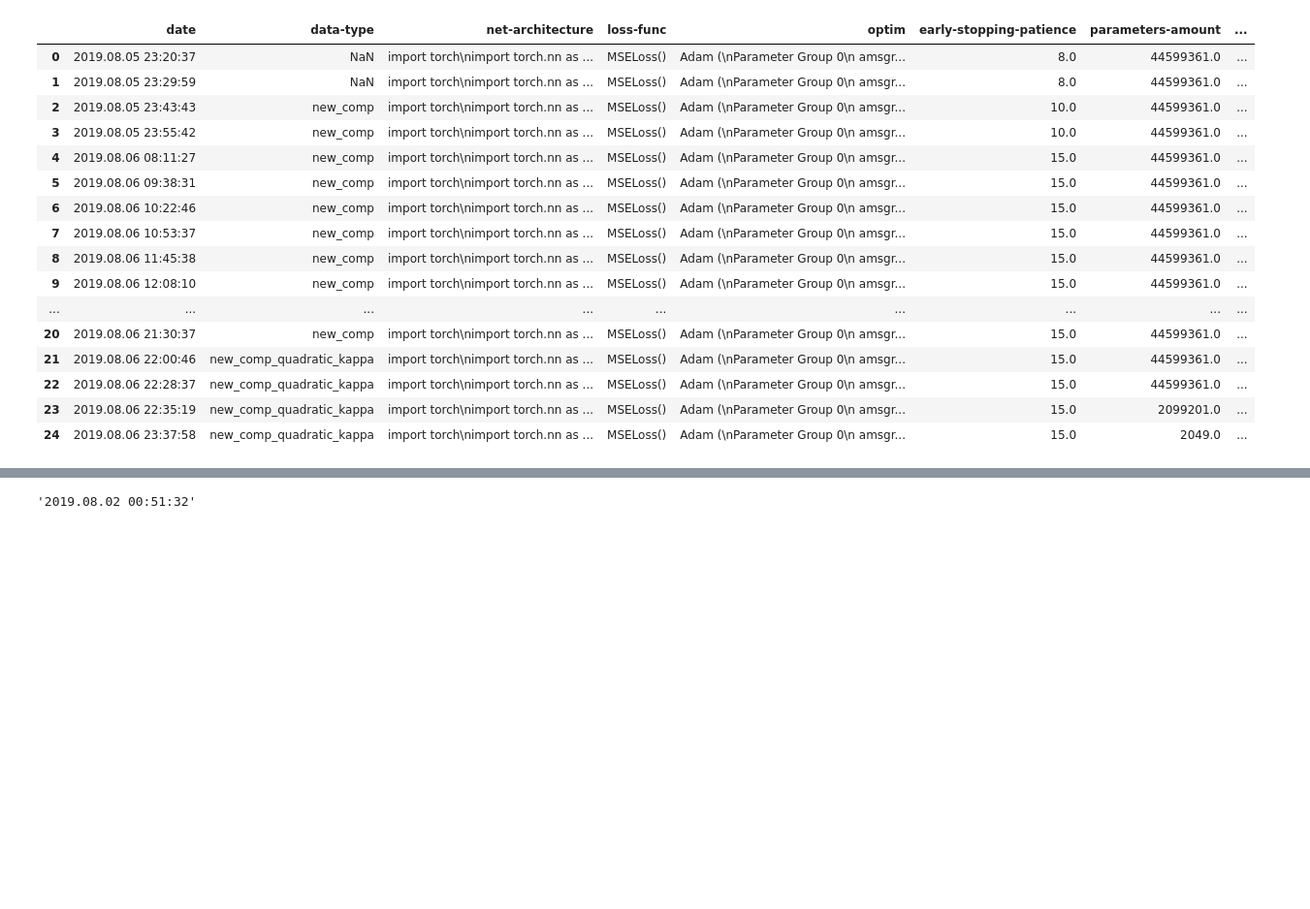
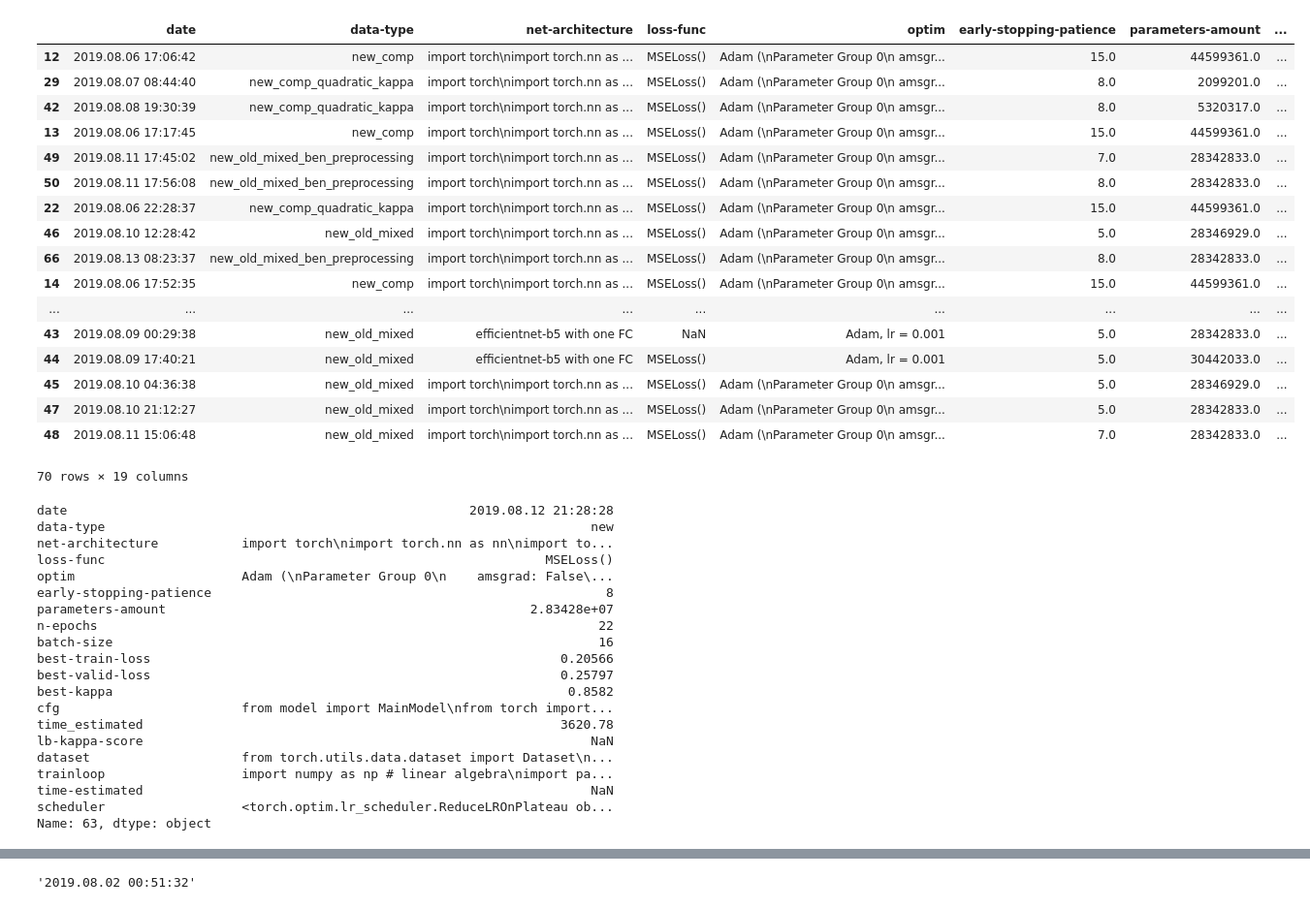
Before and after one commit to paniquex/APTOS-2019-Blindness-Detection-kaggle, a Jupyter notebook: logger_test.ipynb, the cells around one changed output, grey strips where cells are left out. Shown: that part at 97% size. Drawn from its saved outputs; the diff is of its cells as text; code cells hidden in the pictures; blank space fills up the shorter version.

```diff
--- a/logger_test.ipynb
+++ b/logger_test.ipynb
@@ -9,20 +32,44 @@ loggerDf = Logger('LOGS.csv', mode='df')
+# %%
+loggerDf.logsFile.sort_values(by='best-kappa')
+# %% [output]
+|  | date | data-type | net-architecture | loss-func | optim | early-stopping-patience | parameters-amount | ... |
+| 12 | 2019.08.06 17:06:42 | new_comp | import torch\nimport torch.nn as ... | MSELoss() | Adam (\nParameter Group 0\n amsgr... | 15.0 | 44599361.0 | ... |
+| 29 | 2019.08.07 08:44:40 | new_comp_quadratic_kappa | import torch\nimport torch.nn as ... | MSELoss() | Adam (\nParameter Group 0\n amsgr... | 8.0 | 2099201.0 | ... |
+| 42 | 2019.08.08 19:30:39 | new_comp_quadratic_kappa | import torch\nimport torch.nn as ... | MSELoss() | Adam (\nParameter Group 0\n amsgr... | 8.0 | 5320317.0 | ... |
+| 13 | 2019.08.06 17:17:45 | new_comp | import torch\nimport torch.nn as ... | MSELoss() | Adam (\nParameter Group 0\n amsgr... | 15.0 | 44599361.0 | ... |
+| 49 | 2019.08.11 17:45:02 | new_old_mixed_ben_preprocessing | import torch\nimport torch.nn as ... | MSELoss() | Adam (\nParameter Group 0\n amsgr... | 7.0 | 28342833.0 | ... |
+| 50 | 2019.08.11 17:56:08 | new_old_mixed_ben_preprocessing | import torch\nimport torch.nn as ... | MSELoss() | Adam (\nParameter Group 0\n amsgr... | 8.0 | 28342833.0 | ... |
+| 22 | 2019.08.06 22:28:37 | new_comp_quadratic_kappa | import torch\nimport torch.nn as ... | MSELoss() | Adam (\nParameter Group 0\n amsgr... | 15.0 | 44599361.0 | ... |
+| 46 | 2019.08.10 12:28:42 | new_old_mixed | import torch\nimport torch.nn as ... | MSELoss() | Adam (\nParameter Group 0\n amsgr... | 5.0 | 28346929.0 | ... |
+| 66 | 2019.08.13 08:23:37 | new_old_mixed_ben_preprocessing | import torch\nimport torch.nn as ... | MSELoss() | Adam (\nParameter Group 0\n amsgr... | 8.0 | 28342833.0 | ... |
+| 14 | 2019.08.06 17:52:35 | new_comp | import torch\nimport torch.nn as ... | MSELoss() | Adam (\nParameter Group 0\n amsgr... | 15.0 | 44599361.0 | ... |
+| ... | ... | ... | ... | ... | ... | ... | ... | ... |
+| 43 | 2019.08.09 00:29:38 | new_old_mixed | efficientnet-b5 with one FC | NaN | Adam, lr = 0.001 | 5.0 | 28342833.0 | ... |
+| 44 | 2019.08.09 17:40:21 | new_old_mixed | efficientnet-b5 with one FC | MSELoss() | Adam, lr = 0.001 | 5.0 | 30442033.0 | ... |
+| 45 | 2019.08.10 04:36:38 | new_old_mixed | import torch\nimport torch.nn as ... | MSELoss() | Adam (\nParameter Group 0\n amsgr... | 5.0 | 28346929.0 | ... |
+| 47 | 2019.08.10 21:12:27 | new_old_mixed | import torch\nimport torch.nn as ... | MSELoss() | Adam (\nParameter Group 0\n amsgr... | 5.0 | 28342833.0 | ... |
+| 48 | 2019.08.11 15:06:48 | new_old_mixed | import torch\nimport torch.nn as ... | MSELoss() | Adam (\nParameter Group 0\n amsgr... | 7.0 | 28342833.0 | ... |
+70 rows × 19 columns
 # %%
-loggerDf.logsFile
+loggerDf.logsFile.loc[63]
 # %% [output]
-|  | date | data-type | net-architecture | loss-func | optim | early-stopping-patience | parameters-amount | ... |
-| 0 | 2019.08.05 23:20:37 | NaN | import torch\nimport torch.nn as ... | MSELoss() | Adam (\nParameter Group 0\n amsgr... | 8.0 | 44599361.0 | ... |
-| 1 | 2019.08.05 23:29:59 | NaN | import torch\nimport torch.nn as ... | MSELoss() | Adam (\nParameter Group 0\n amsgr... | 8.0 | 44599361.0 | ... |
-| 2 | 2019.08.05 23:43:43 | new_comp | import torch\nimport torch.nn as ... | MSELoss() | Adam (\nParameter Group 0\n amsgr... | 10.0 | 44599361.0 | ... |
-| 3 | 2019.08.05 23:55:42 | new_comp | import torch\nimport torch.nn as ... | MSELoss() | Adam (\nParameter Group 0\n amsgr... | 10.0 | 44599361.0 | ... |
-| 4 | 2019.08.06 08:11:27 | new_comp | import torch\nimport torch.nn as ... | MSELoss() | Adam (\nParameter Group 0\n amsgr... | 15.0 | 44599361.0 | ... |
-| 5 | 2019.08.06 09:38:31 | new_comp | import torch\nimport torch.nn as ... | MSELoss() | Adam (\nParameter Group 0\n amsgr... | 15.0 | 44599361.0 | ... |
-| 6 | 2019.08.06 10:22:46 | new_comp | import torch\nimport torch.nn as ... | MSELoss() | Adam (\nParameter Group 0\n amsgr... | 15.0 | 44599361.0 | ... |
-| 7 | 2019.08.06 10:53:37 | new_comp | import torch\nimport torch.nn as ... | MSELoss() | Adam (\nParameter Group 0\n amsgr... | 15.0 | 44599361.0 | ... |
-| 8 | 2019.08.06 11:45:38 | new_comp | import torch\nimport torch.nn as ... | MSELoss() | Adam (\nParameter Group 0\n amsgr... | 15.0 | 44599361.0 | ... |
-| 9 | 2019.08.06 12:08:10 | new_comp | import torch\nimport torch.nn as ... | MSELoss() | Adam (\nParameter Group 0\n amsgr... | 15.0 | 44599361.0 | ... |
-| ... | ... | ... | ... | ... | ... | ... | ... | ... |
-| 20 | 2019.08.06 21:30:37 | new_comp | import torch\nimport torch.nn as ... | MSELoss() | Adam (\nParameter Group 0\n amsgr... | 15.0 | 44599361.0 | ... |
-| 21 | 2019.08.06 22:00:46 | new_comp_quadratic_kappa | import torch\nimport torch.nn as ... | MSELoss() | Adam (\nParameter Group 0\n amsgr... | 15.0 | 44599361.0 | ... |
-| 22 | 2019.08.06 22:28:37 | new_comp_quadratic_kappa | import torch\nimport torch.nn as ... | MSELoss() | Adam (\nParameter Group 0\n amsgr... | 15.0 | 44599361.0 | ... |
-| 23 | 2019.08.06 22:35:19 | new_comp_quadratic_kappa | import torch\nimport torch.nn as ... | MSELoss() | Adam (\nParameter Group 0\n amsgr... | 15.0 | 2099201.0 | ... |
-| 24 | 2019.08.06 23:37:58 | new_comp_quadratic_kappa | import torch\nimport torch.nn as ... | MSELoss() | Adam (\nParameter Group 0\n amsgr... | 15.0 | 2049.0 | ... |
+date                                                     2019.08.12 21:28:28
+data-type                                                                new
+net-architecture           import torch\nimport torch.nn as nn\nimport to...
+loss-func                                                          MSELoss()
+optim                      Adam (\nParameter Group 0\n    amsgrad: False\...
+early-stopping-patience                                                    8
+parameters-amount                                                2.83428e+07
+n-epochs                                                                  22
+batch-size                                                                16
+best-train-loss                                                      0.20566
+best-valid-loss                                                      0.25797
+best-kappa                                                            0.8582
+cfg                        from model import MainModel\nfrom torch import...
+time_estimated                                                       3620.78
+lb-kappa-score                                                           NaN
+dataset                    from torch.utils.data.dataset import Dataset\n...
+trainloop                  import numpy as np # linear algebra\nimport pa...
+time-estimated                                                           NaN
+scheduler                  <torch.optim.lr_scheduler.ReduceLROnPlateau ob...
+Name: 63, dtype: object
```
Also changed, not shown: parts of 7 cells of this notebook, 2 other files.
